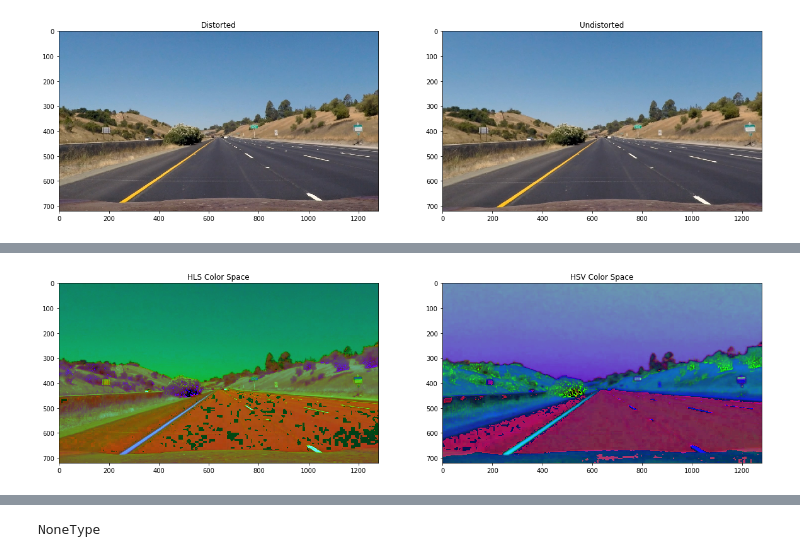
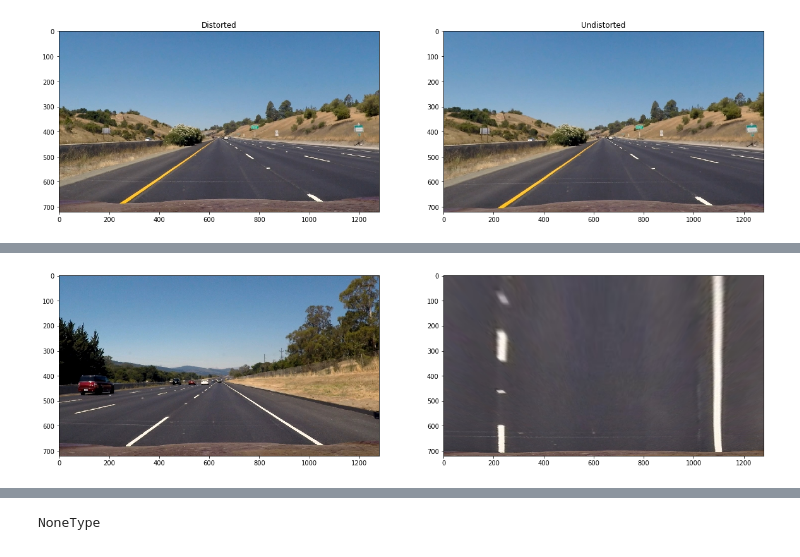
Before and after one commit to alibakh62/CarND-Advanced-Lane-Lines, a Jupyter notebook: P2_testCodes-NEW.ipynb, the cells around one changed output, grey strips where cells are left out. Saved outputs shown, nothing was run; the diff lists cells and outputs as text; code cells hidden in the pictures.

Commit message:
finished perspective transform

```diff
--- a/P2_testCodes-NEW.ipynb
+++ b/P2_testCodes-NEW.ipynb
@@ -113,9 +294,14 @@ hsv = cv2.cvtColor(img, cv2.COLOR_BGR2HSV)
+# %%
+img_pth = 'test_images/straight_lines2.jpg'
+
+# a = PerspectiveTransform(img_pth)
+
+img_pt = PerspectiveTransform(img_pth).transform()
 # %%
-fig, ax = plt.subplots(nrows=1, ncols=2, figsize=(20,15))
-ax[0].imshow(hls)
-ax[1].imshow(hsv)
-ax[0].set_title('HLS Color Space')
-ax[1].set_title('HSV Color Space')
+img = cv2.imread(img_pth)
+fig, ax = plt.subplots(1, 2, figsize=(20,15))
+ax[0].imshow(cv2.cvtColor(img, cv2.COLOR_BGR2RGB))
+ax[1].imshow(cv2.cvtColor(img_pt, cv2.COLOR_BGR2RGB))
 plt.show()
 # %% [output]
-[figure, old version]
+[figure, new version]
```
Also changed, not shown: parts of 28 cells of this notebook, 2 other files.
